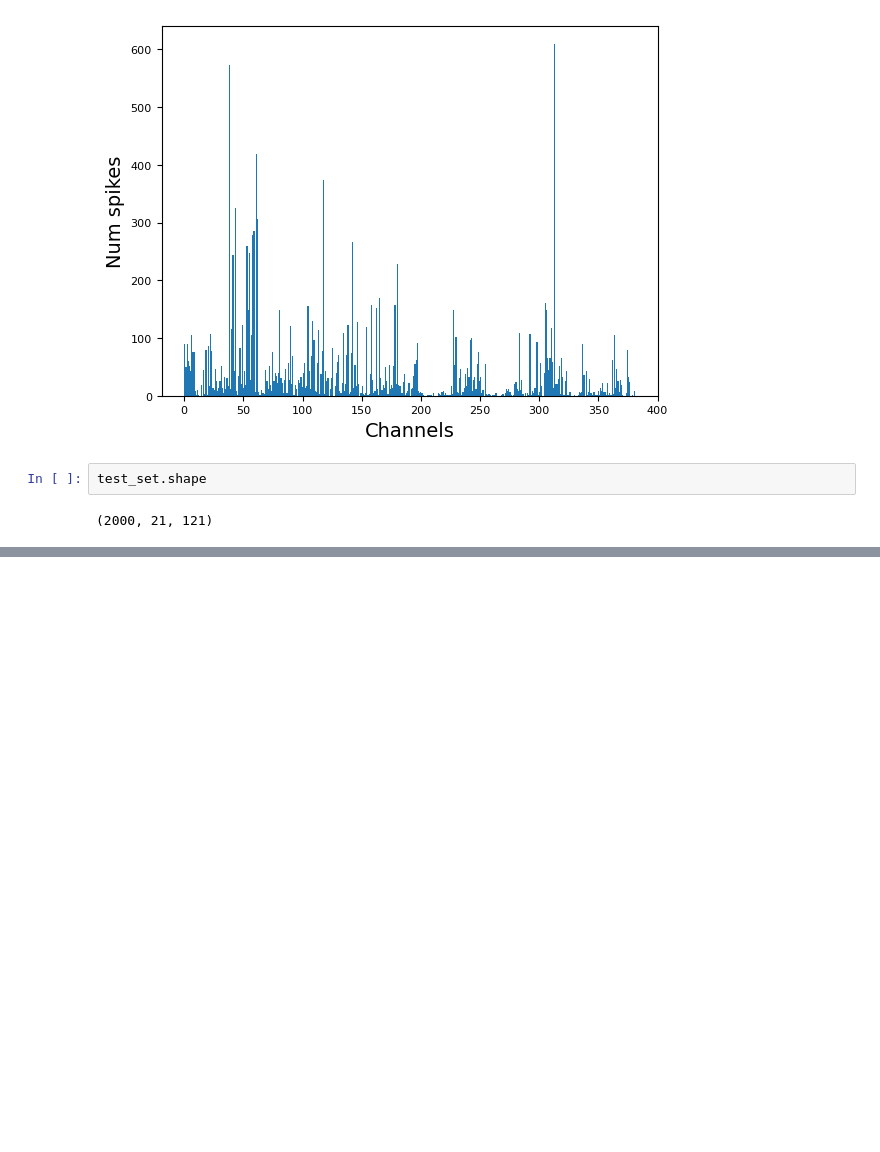
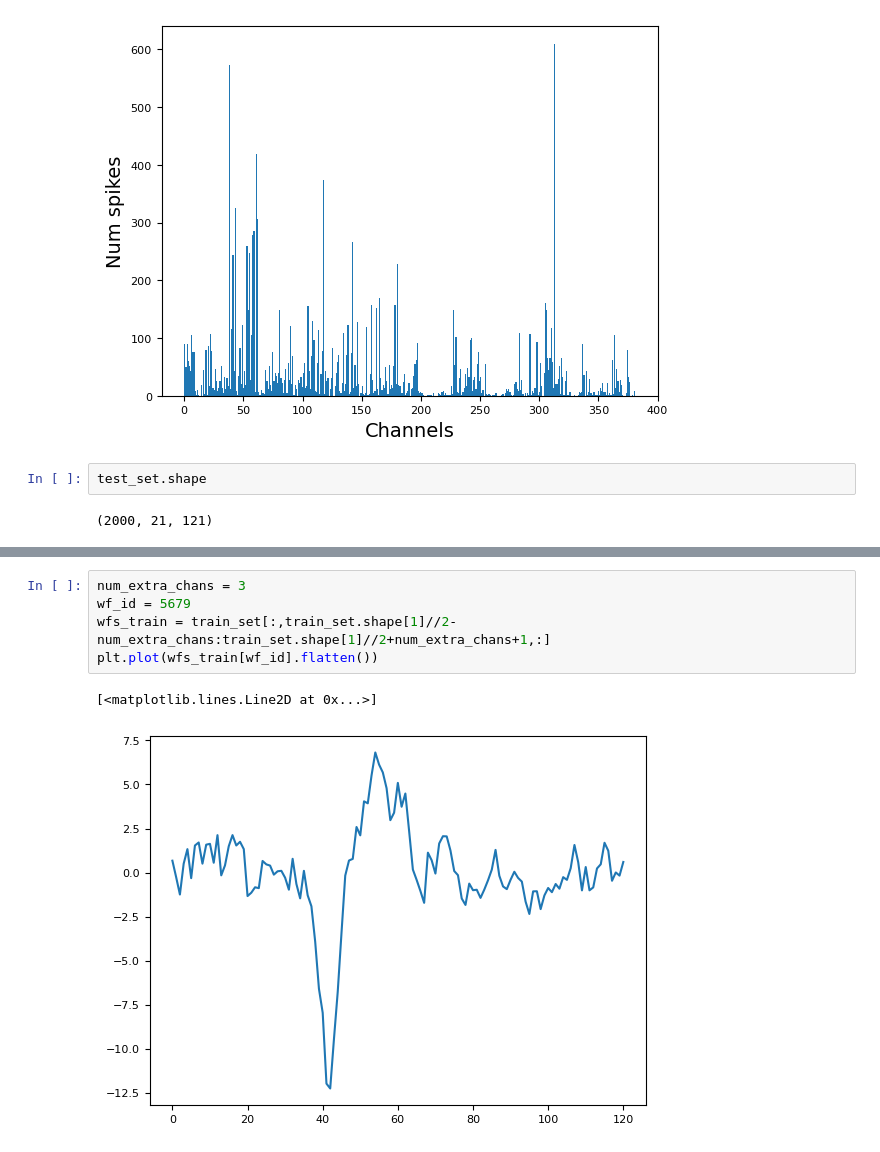
Before and after one commit to ankitvishnu23/spike_contrastive, a Jupyter notebook: notebooks/data_gen.ipynb, the cells around one changed output, grey strips where cells are left out. Cells and saved outputs as stored; diff of their text form; blank space fills up the shorter version.

```diff
--- a/notebooks/data_gen.ipynb
+++ b/notebooks/data_gen.ipynb
@@ -112,0 +252,8 @@ test_set.shape
+# %%
+num_extra_chans = 3
+wf_id = 5679
+wfs_train = train_set[:,train_set.shape[1]//2-num_extra_chans:train_set.shape[1]//2+num_extra_chans+1,:]
+plt.plot(wfs_train[wf_id].flatten())
+# %% [output]
+[<matplotlib.lines.Line2D at 0x...>]
+[figure, added]
```
Also changed, not shown: parts of 19 cells of this notebook, 10 other files.
